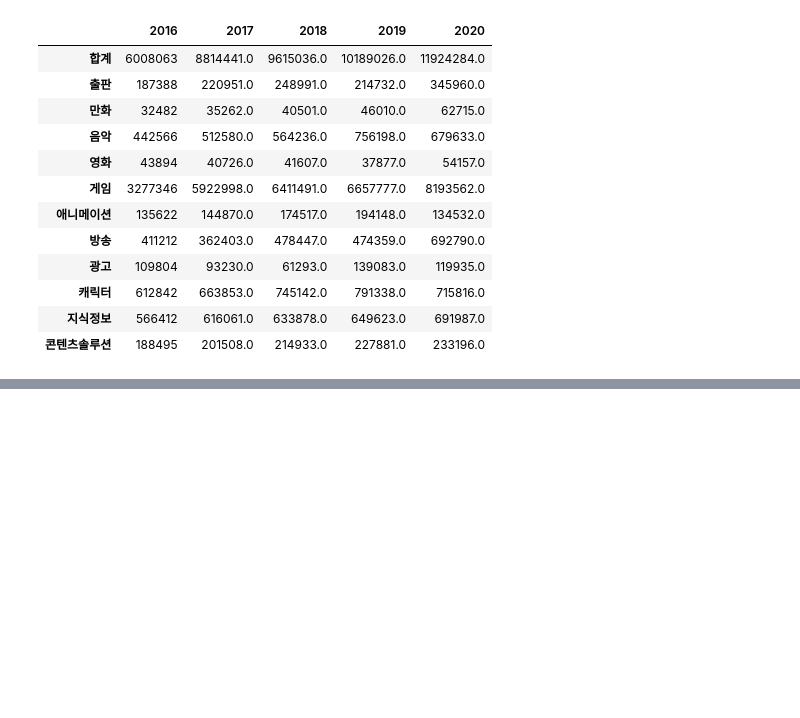
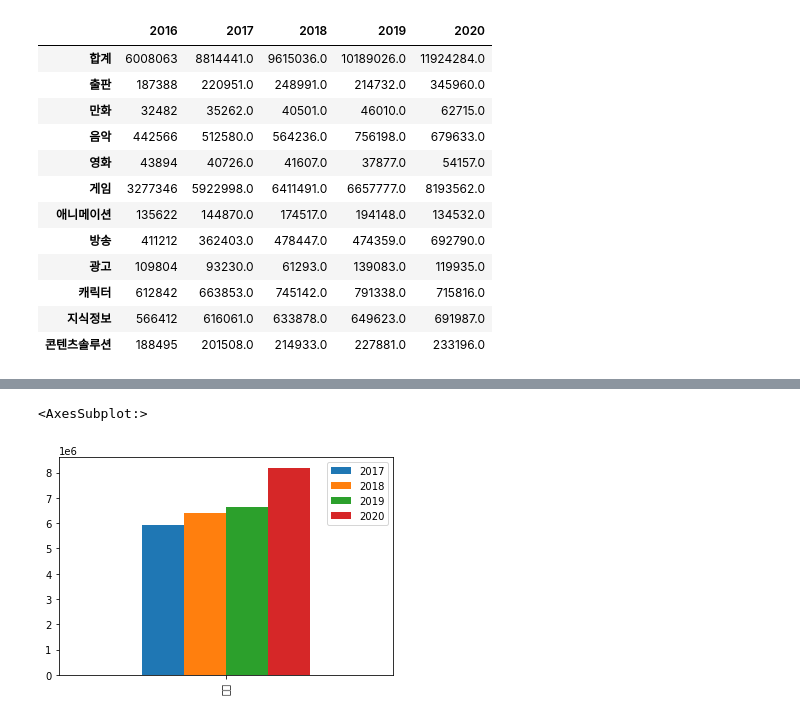
Before and after one commit to SDA2022/SDA-Project, a Jupyter notebook: 콘텐츠_수출액.ipynb, the cells around one changed output, grey strips where cells are left out. Cells and saved outputs as stored; diff of their text form; code cells hidden in the pictures; blank space fills up the shorter version.

```diff
--- a/콘텐츠_수출액.ipynb
+++ b/콘텐츠_수출액.ipynb
@@ -42,0 +65,6 @@ df.plot(kind='bar')
+# %%
+df=data.loc[['게임']]
+df.plot(kind='bar')
+# %% [output]
+<AxesSubplot:>
+[figure, added]
```
Also changed, not shown: parts of 11 cells of this notebook.
